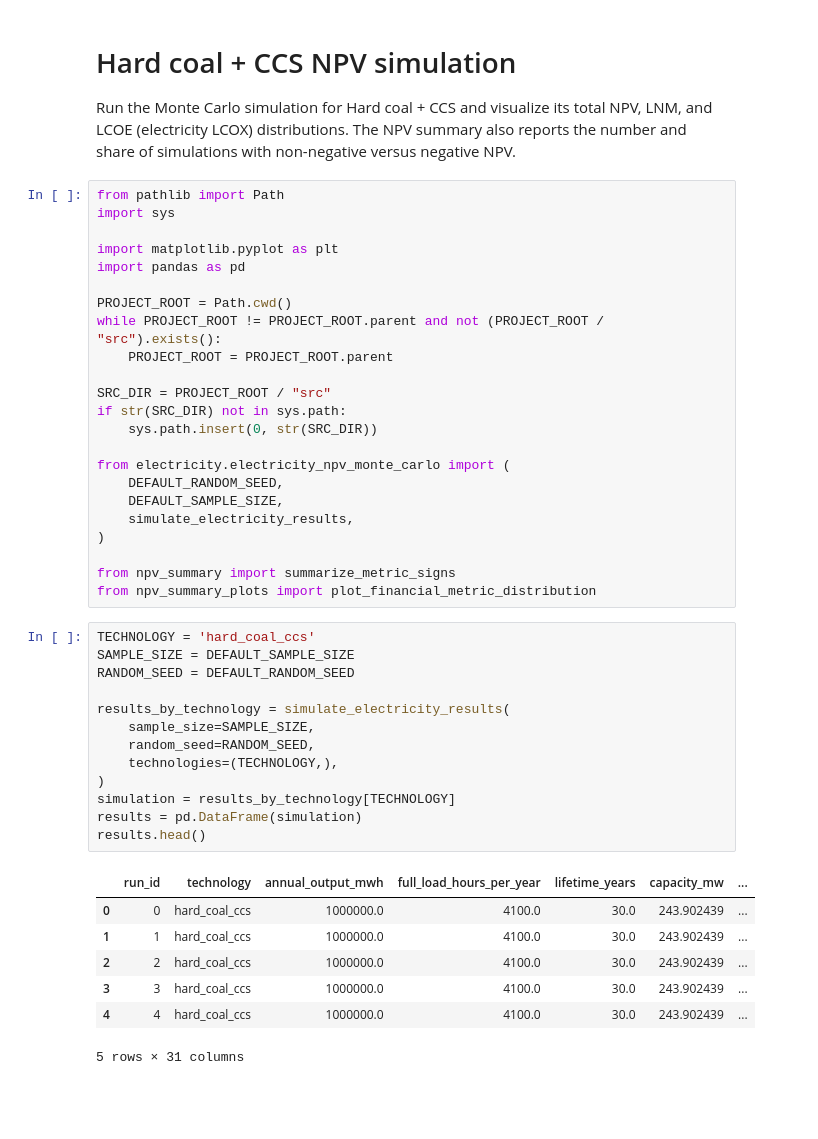
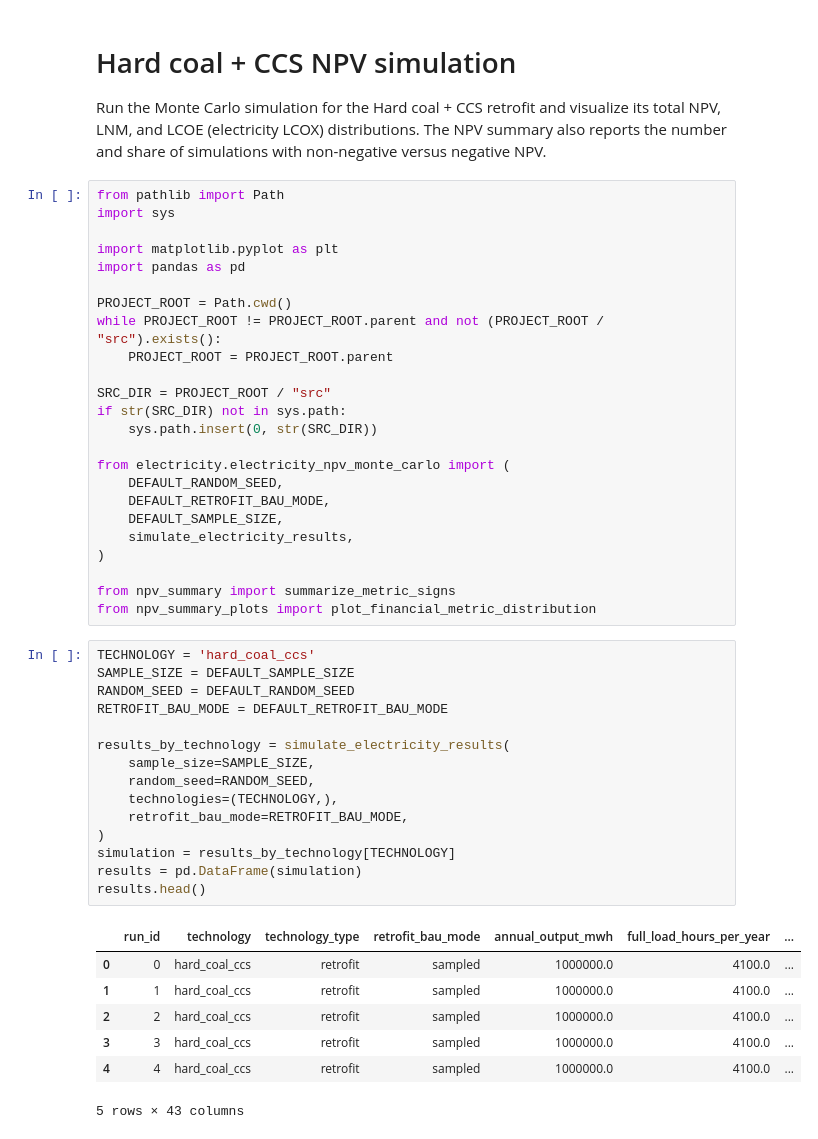
Before and after one commit to Finnzn/Master-Thesis, a Jupyter notebook: notebooks/electricity/plot_hard_coal_ccs_npv.ipynb, the cells around one changed output. Drawn from its saved outputs; the diff is of its cells as text; blank space fills up the shorter version.

```diff
--- a/notebooks/electricity/plot_hard_coal_ccs_npv.ipynb
+++ b/notebooks/electricity/plot_hard_coal_ccs_npv.ipynb
@@ -1,7 +1,7 @@
 # %% [markdown]
 # Hard coal + CCS NPV simulation
 
-Run the Monte Carlo simulation for Hard coal + CCS and visualize its total NPV, LNM, and LCOE (electricity LCOX) distributions. The NPV summary also reports the number and share of simulations with non-negative versus negative NPV.
+Run the Monte Carlo simulation for the Hard coal + CCS retrofit and visualize its total NPV, LNM, and LCOE (electricity LCOX) distributions. The NPV summary also reports the number and share of simulations with non-negative versus negative NPV.
 # %%
 from pathlib import Path
 import sys
@@ -19,6 +19,7 @@ if str(SRC_DIR) not in sys.path:
 
 from electricity.electricity_npv_monte_carlo import (
     DEFAULT_RANDOM_SEED,
+    DEFAULT_RETROFIT_BAU_MODE,
     DEFAULT_SAMPLE_SIZE,
     simulate_electricity_results,
 )
@@ -28,24 +29,26 @@ from npv_summary_plots import plot_financial_metric_distribution
 # %%
 TECHNOLOGY = 'hard_coal_ccs'
 SAMPLE_SIZE = DEFAULT_SAMPLE_SIZE
 RANDOM_SEED = DEFAULT_RANDOM_SEED
+RETROFIT_BAU_MODE = DEFAULT_RETROFIT_BAU_MODE
 
 results_by_technology = simulate_electricity_results(
     sample_size=SAMPLE_SIZE,
     random_seed=RANDOM_SEED,
     technologies=(TECHNOLOGY,),
+    retrofit_bau_mode=RETROFIT_BAU_MODE,
 )
 simulation = results_by_technology[TECHNOLOGY]
 results = pd.DataFrame(simulation)
 results.head()
 # %% [output]
-|  | run_id | technology | annual_output_mwh | full_load_hours_per_year | lifetime_years | capacity_mw | ... |
-| 0 | 0 | hard_coal_ccs | 1000000.0 | 4100.0 | 30.0 | 243.902439 | ... |
-| 1 | 1 | hard_coal_ccs | 1000000.0 | 4100.0 | 30.0 | 243.902439 | ... |
-| 2 | 2 | hard_coal_ccs | 1000000.0 | 4100.0 | 30.0 | 243.902439 | ... |
-| 3 | 3 | hard_coal_ccs | 1000000.0 | 4100.0 | 30.0 | 243.902439 | ... |
-| 4 | 4 | hard_coal_ccs | 1000000.0 | 4100.0 | 30.0 | 243.902439 | ... |
+|  | run_id | technology | technology_type | retrofit_bau_mode | annual_output_mwh | full_load_hours_per_year | ... |
+| 0 | 0 | hard_coal_ccs | retrofit | sampled | 1000000.0 | 4100.0 | ... |
+| 1 | 1 | hard_coal_ccs | retrofit | sampled | 1000000.0 | 4100.0 | ... |
+| 2 | 2 | hard_coal_ccs | retrofit | sampled | 1000000.0 | 4100.0 | ... |
+| 3 | 3 | hard_coal_ccs | retrofit | sampled | 1000000.0 | 4100.0 | ... |
+| 4 | 4 | hard_coal_ccs | retrofit | sampled | 1000000.0 | 4100.0 | ... |
-5 rows × 31 columns
+5 rows × 43 columns
 # %%
 npv_million_eur = results["npv_eur"] / 1_000_000
 lcoe_eur_per_mwh = results["lcoe_eur_per_mwh"]
```
Also changed, not shown: parts of 6 cells of this notebook, 14 other files.
